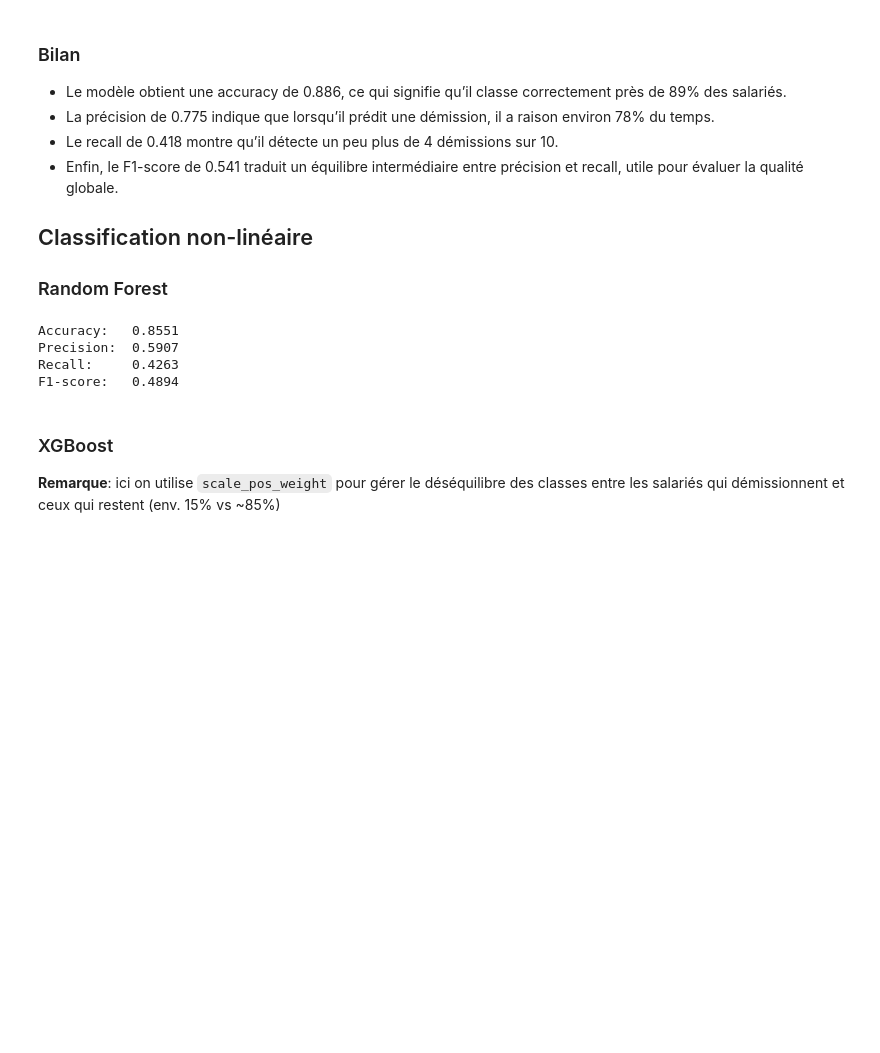
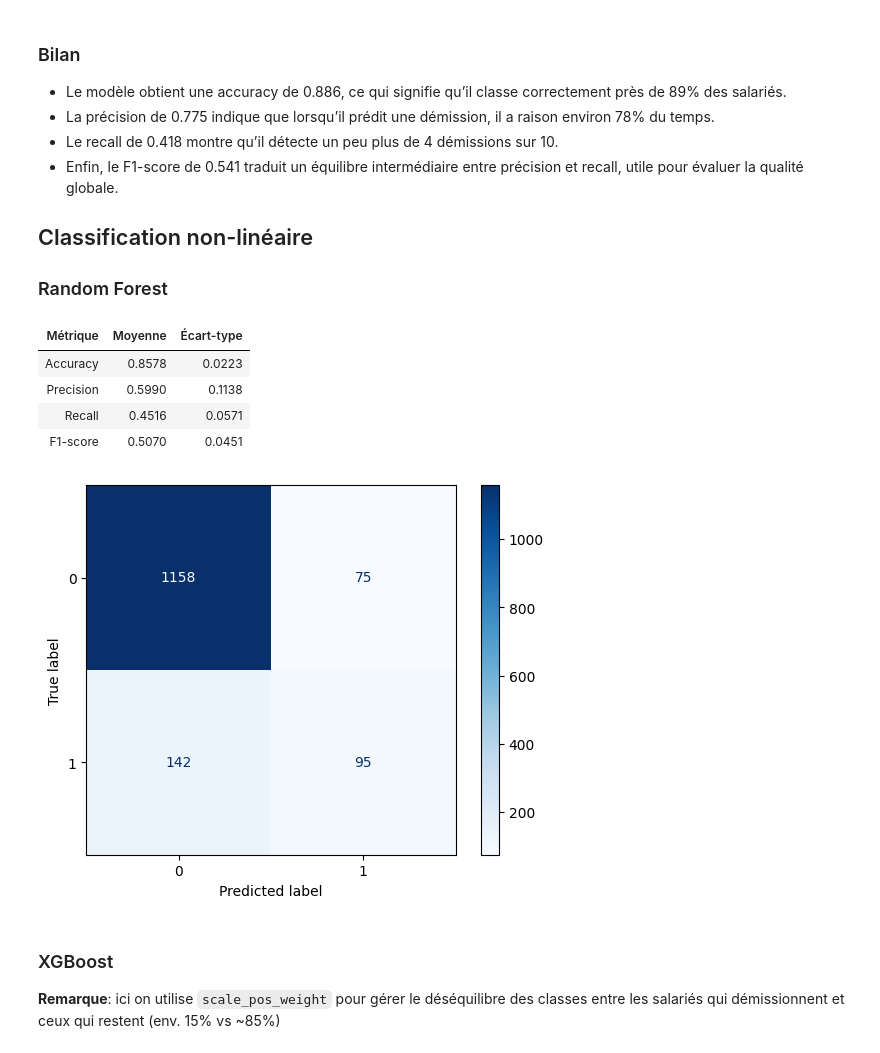
Before and after one commit to mgonzalez117/ai-engineer, a Jupyter notebook: p4/src/3-classification.ipynb, the cells around one changed output. Drawn from its saved outputs; the diff is of its cells as text; code cells hidden in the pictures; blank space fills up the shorter version.

```diff
--- a/p4/src/3-classification.ipynb
+++ b/p4/src/3-classification.ipynb
@@ -158,41 +160,41 @@ F1-score: 0.5537
 from sklearn.ensemble import RandomForestClassifier
 from sklearn.model_selection import StratifiedKFold, cross_validate
 from sklearn.metrics import classification_report
 import matplotlib.pyplot as plt
 import numpy as np
 
 # Modèle RandomForest (non-linéaire)
 rf_clf = RandomForestClassifier(
     n_estimators=500,
     max_depth=10,
 
 
     min_samples_split=5, # limite l'overfitting
     min_samples_leaf=5,
     class_weight="balanced_subsample", # permet de mieux gérer les déséquilibres de classes (démissionnent vs. ne démissionnent pas)
 
     random_state=random_state,
     n_jobs=-1
 )
 
 # Cross-validation avec plusieurs métriques
 cv = StratifiedKFold(n_splits=5, shuffle=True, random_state=42)
 cv_results = cross_validate(
     rf_clf, X, y,
     cv=cv,
     scoring=["accuracy", "precision", "recall", "f1"],
     return_estimator=True  # pour récupérer les modèles entraînés
 )
 
-print(f"Accuracy:   {cv_results['test_accuracy'].mean():.4f}")
-print(f"Precision:  {cv_results['test_precision'].mean():.4f}")
-print(f"Recall:     {cv_results['test_recall'].mean():.4f}")
-print(f"F1-score:   {cv_results['test_f1'].mean():.4f}")
+lib.display_cross_validate_results(cv_results)
+lib.display_confusion_matrix(rf_clf, X, y, cv_folds)
 # %% [output]
-Accuracy:   0.8551
-Precision:  0.5907
-Recall:     0.4263
-F1-score:   0.4894
+| Métrique | Moyenne | Écart-type |
+| Accuracy | 0.8578 | 0.0223 |
+| Precision | 0.5990 | 0.1138 |
+| Recall | 0.4516 | 0.0571 |
+| F1-score | 0.5070 | 0.0451 |
+[figure, added]
 # %% [markdown]
 ### XGBoost
 
```
Also changed, not shown: parts of 3 cells of this notebook, 2 other files.
